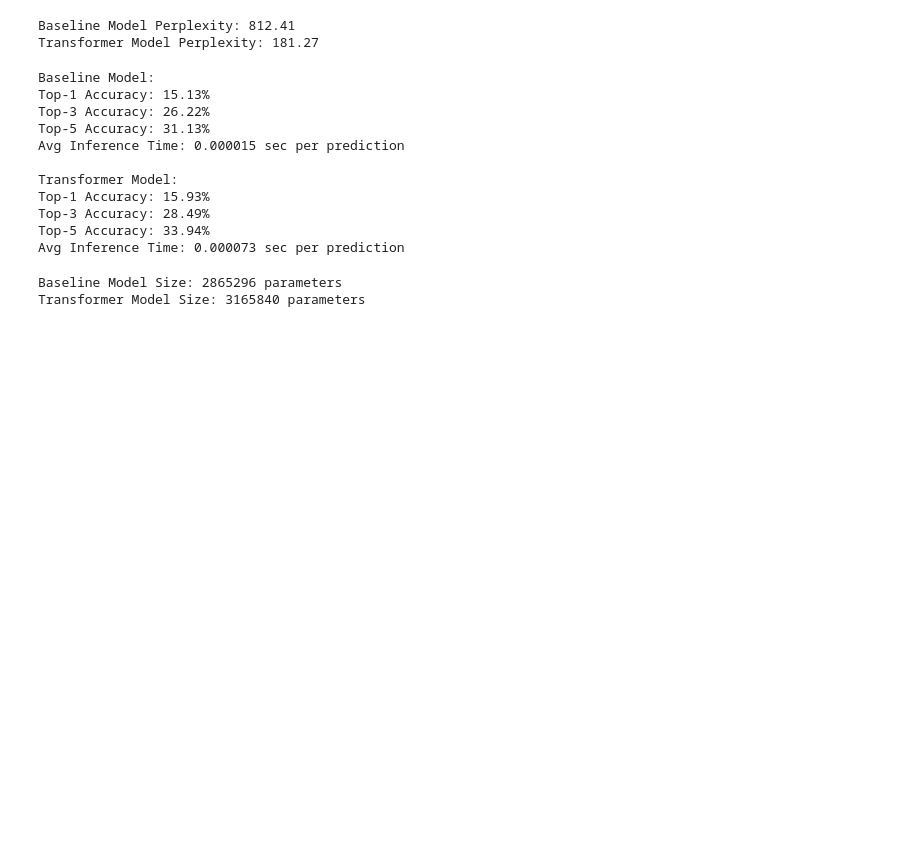
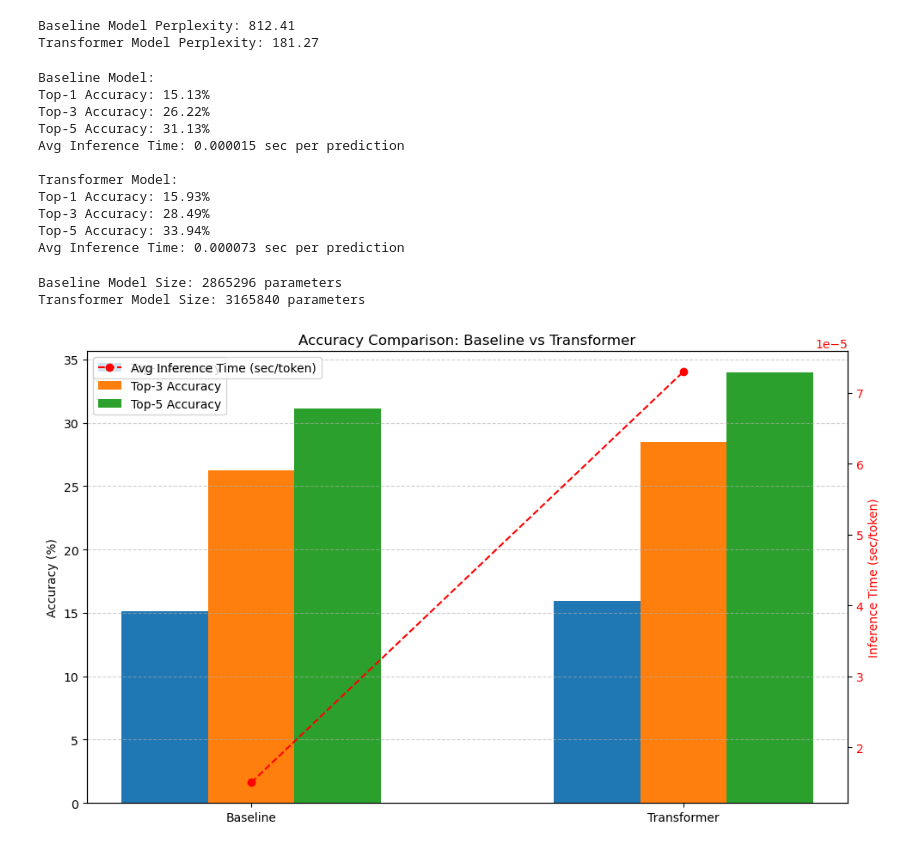
Before and after one commit to pegahahadian/LLMCourse_KSU, a Jupyter notebook: HW2.ipynb, the cells around one changed output. Saved outputs shown, nothing was run; the diff lists cells and outputs as text; code cells hidden in the pictures; blank space fills up the shorter version.

```diff
--- a/HW2.ipynb
+++ b/HW2.ipynb
@@ -375,3 +375,45 @@ print(f"Transformer Model Size: {transformer_params} parameters")
 # %% [output]
 Baseline Model Size: 2865296 parameters
 Transformer Model Size: 3165840 parameters
+# %%
+import matplotlib.pyplot as plt
+import numpy as np
+
+# Metrics
+models = ['Baseline', 'Transformer']
+top1 = [15.13, 15.93]
+top3 = [26.22, 28.49]
+top5 = [31.13, 33.94]
+inference_time = [0.000015, 0.000073]
+
+# Set positions for grouped bar chart
+x = np.arange(len(models))
+width = 0.2
+
+# Create plot
+fig, ax1 = plt.subplots(figsize=(10, 6))
+
+# Accuracy bars
+ax1.bar(x - width, top1, width, label='Top-1 Accuracy')
+ax1.bar(x, top3, width, label='Top-3 Accuracy')
+ax1.bar(x + width, top5, width, label='Top-5 Accuracy')
+
+# Axis labels and title
+ax1.set_ylabel('Accuracy (%)')
+ax1.set_title('Accuracy Comparison: Baseline vs Transformer')
+ax1.set_xticks(x)
+ax1.set_xticklabels(models)
+ax1.legend()
+ax1.grid(True, axis='y', linestyle='--', alpha=0.6)
+
+# Create a second y-axis for inference time
+ax2 = ax1.twinx()
+ax2.plot(models, inference_time, 'ro--', label='Avg Inference Time (sec/token)')
+ax2.set_ylabel('Inference Time (sec/token)', color='red')
+ax2.tick_params(axis='y', labelcolor='red')
+ax2.legend(loc='upper left')
+
+plt.tight_layout()
+plt.show()
+# %% [output]
+[figure, added]
```
